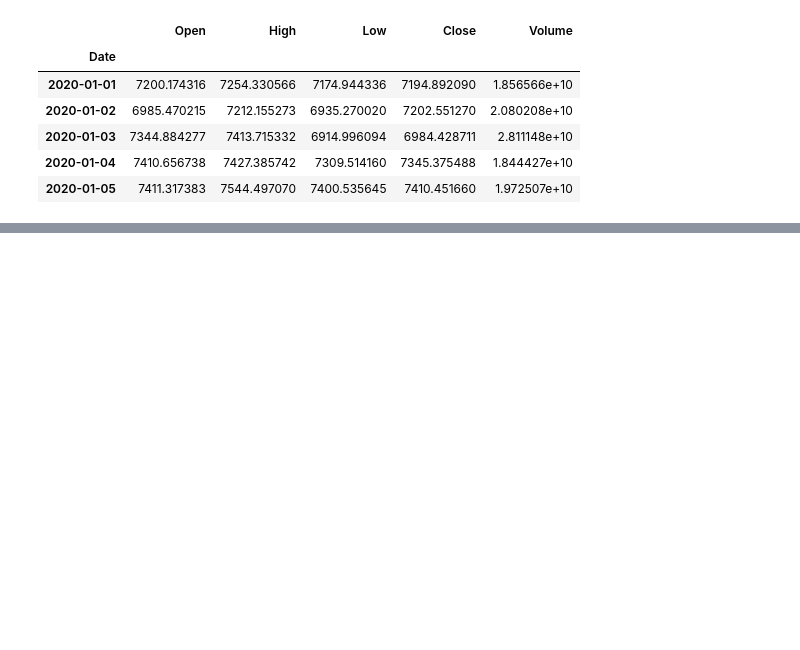
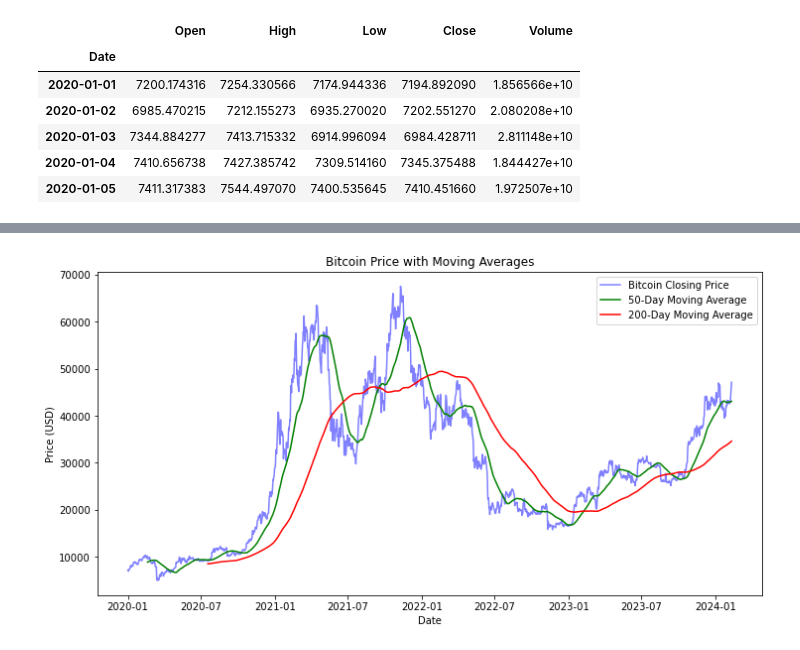
Before and after one commit to enakovac04/bitcoin-price-predictor, a Jupyter notebook: eda.ipynb, the cells around one changed output, grey strips where cells are left out. Drawn from its saved outputs; the diff is of its cells as text; code cells hidden in the pictures; blank space fills up the shorter version.

```diff
--- a/eda.ipynb
+++ b/eda.ipynb
@@ -43,0 +57,17 @@ memory usage: 70.4 KB
+# %%
+# Calculate 50-day and 200-day moving averages
+df["50_MA"] = df["Close"].rolling(window=50).mean()
+df["200_MA"] = df["Close"].rolling(window=200).mean()
+
+# Plot Moving Averages
+plt.figure(figsize=(12, 6))
+plt.plot(df.index, df["Close"], label="Bitcoin Closing Price", color="blue", alpha=0.5)
+plt.plot(df.index, df["50_MA"], label="50-Day Moving Average", color="green")
+plt.plot(df.index, df["200_MA"], label="200-Day Moving Average", color="red")
+plt.xlabel("Date")
+plt.ylabel("Price (USD)")
+plt.title("Bitcoin Price with Moving Averages")
+plt.legend()
+plt.show()
+# %% [output]
+[figure, added]
```
Also changed, not shown: parts of 2 cells of this notebook.
